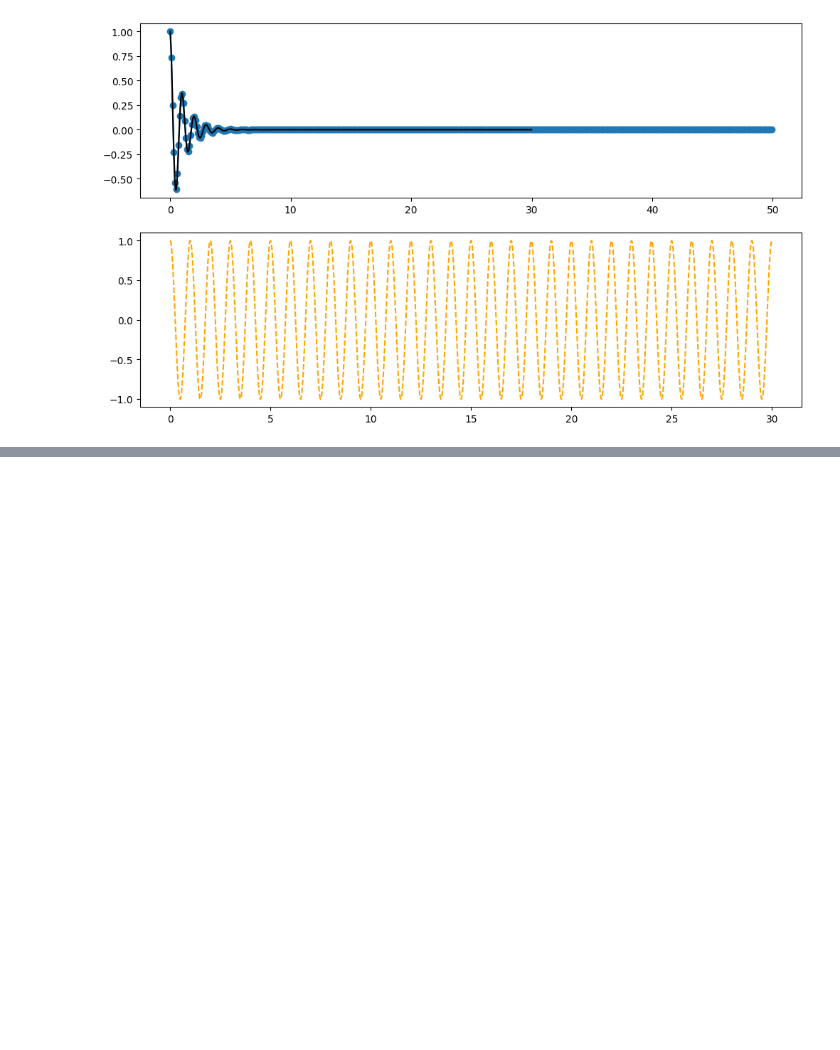
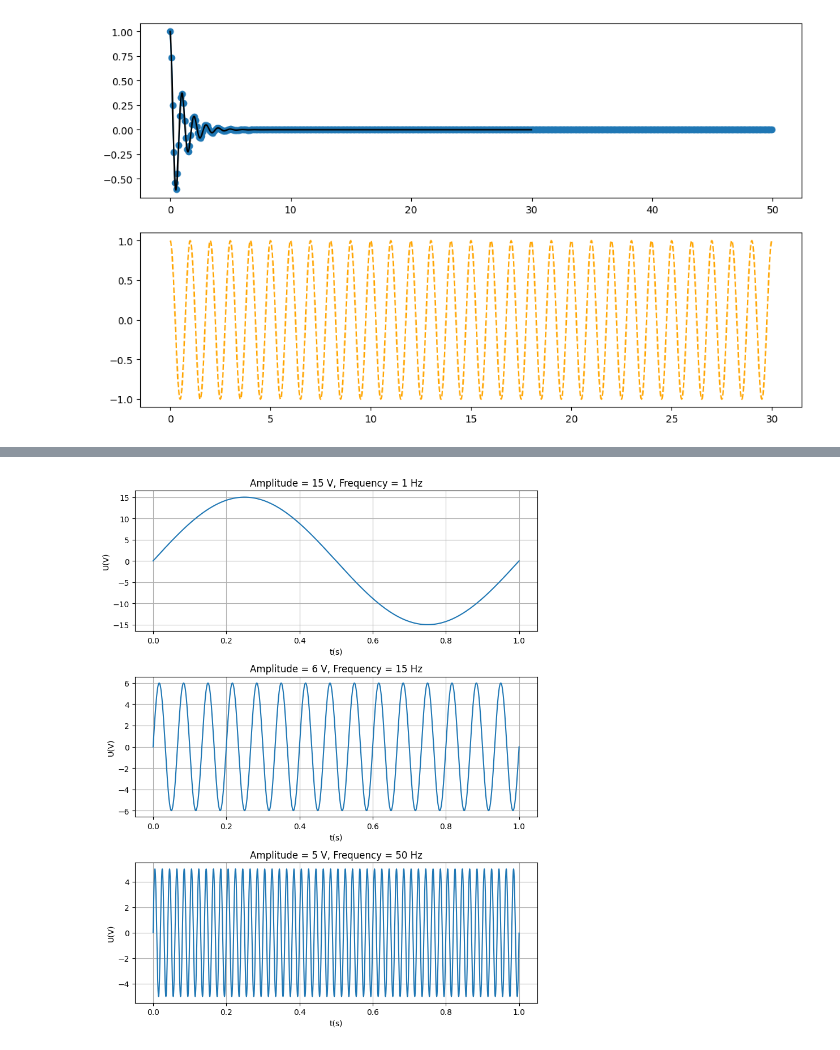
Before and after one commit to VADIKcodeGLOBAL/graph-python-C-E-G-chord, a Jupyter notebook: graph_python_теорія_цифрових_сигналів.ipynb, the cells around one changed output, grey strips where cells are left out. Cells and saved outputs as stored; diff of their text form; code cells hidden in the pictures; blank space fills up the shorter version.

```diff
--- a/graph_python_теорія_цифрових_сигналів.ipynb
+++ b/graph_python_теорія_цифрових_сигналів.ipynb
@@ -127,0 +130,45 @@ plt.show()
+# %%
+import numpy as np
+import matplotlib.pyplot as plt
+
+fs = 44100
+T=1
+t = np.linspace(0, T, fs * T, endpoint=False)
+
+#samples
+A1, A2, A3 = 15, 6, 5
+F1, F2, F3 = 1, 15, 50
+
+x1 = A1*np.sin(2*np.pi*t*F1)
+x2 = A2*np.sin(2*np.pi*t*F2)
+x3 = A3*np.sin(2*np.pi*t*F3)
+
+X = x1+x2+x3
+
+plt.figure(figsize=(8, 10))
+
+plt.subplot(3,1,1)
+plt.title('Amplitude = 15 V, Frequency = 1 Hz')
+plt.plot(t, x1)
+plt.xlabel('t(s)')
+plt.ylabel('U(V)')
+plt.grid()
+
+plt.subplot(3,1,2)
+plt.title('Amplitude = 6 V, Frequency = 15 Hz')
+plt.plot(t, x2)
+plt.xlabel('t(s)')
+plt.ylabel('U(V)')
+plt.grid()
+
+plt.subplot(3,1,3)
+plt.title('Amplitude = 5 V, Frequency = 50 Hz')
+plt.plot(t, x3)
+plt.xlabel('t(s)')
+plt.ylabel('U(V)')
+plt.grid()
+
+plt.tight_layout()
+plt.show()
+# %% [output]
+[figure, added]
```
Also changed, not shown: parts of 2 cells of this notebook.
